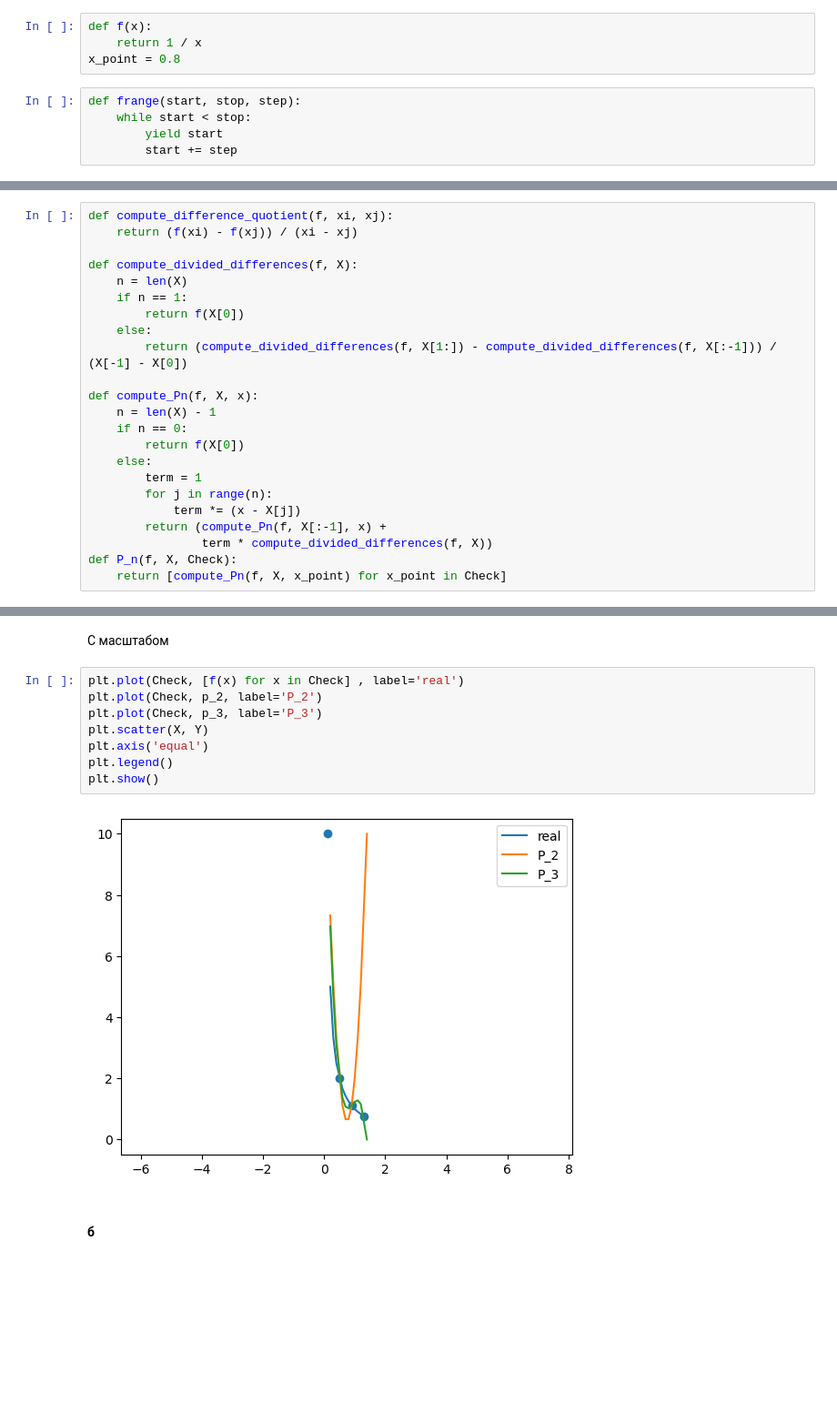
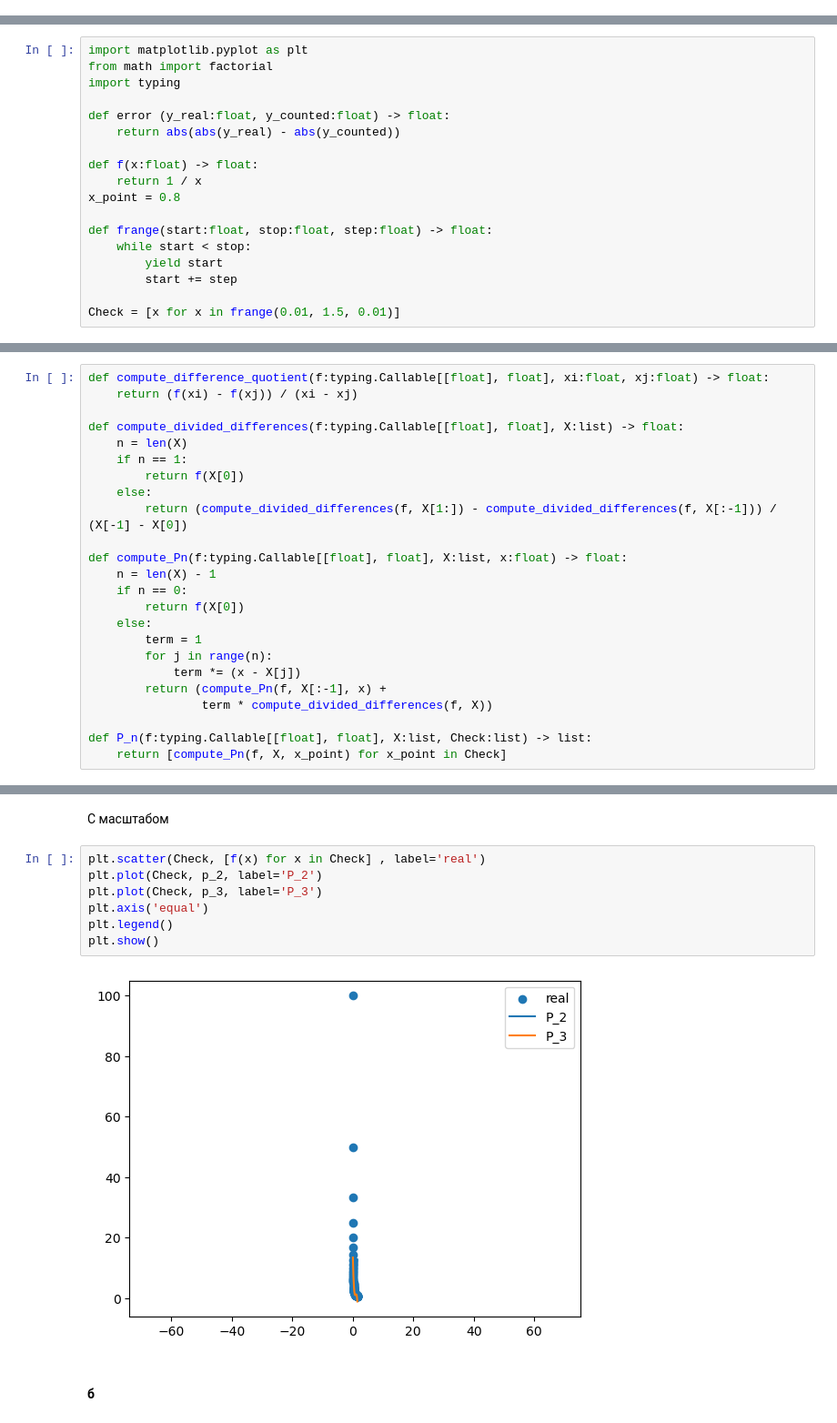
Before and after one commit to JRTitor/Numer, a Jupyter notebook: lab3/lab3_1.ipynb, the cells around one changed output, grey strips where cells are left out. Shown: that part at 91% size. Drawn from its saved outputs; the diff is of its cells as text; blank space fills up the shorter version.

```diff
--- a/lab3/lab3_1.ipynb
+++ b/lab3/lab3_1.ipynb
@@ -18,9 +11,0 @@ def error (y_real, y_counted):
-# %%
-def f(x):
-    return 1 / x
-x_point = 0.8
-# %%
-def frange(start, stop, step):
-    while start < stop:
-        yield start
-        start += step
@@ -33,2 +12,20 @@ $  P_n (x_i) = f_i $
+# %%
+import matplotlib.pyplot as plt
+from math import factorial
+import typing
+
+def error (y_real:float, y_counted:float) -> float:
+    return abs(abs(y_real) - abs(y_counted))
+
+def f(x:float) -> float:
+    return 1 / x
+x_point = 0.8
+
+def frange(start:float, stop:float, step:float) -> float:
+    while start < stop:
+        yield start
+        start += step
+
+Check = [x for x in frange(0.01, 1.5, 0.01)]
 # %% [markdown]
 ### Лангранж
@@ -191,17 +193,17 @@ plt.show()
 # %% [markdown]
 ### Ньютон
 # %%
-def compute_difference_quotient(f, xi, xj):
+def compute_difference_quotient(f:typing.Callable[[float], float], xi:float, xj:float) -> float:
     return (f(xi) - f(xj)) / (xi - xj)
 
-def compute_divided_differences(f, X):
+def compute_divided_differences(f:typing.Callable[[float], float], X:list) -> float:
     n = len(X)
     if n == 1:
         return f(X[0])
     else:
         return (compute_divided_differences(f, X[1:]) - compute_divided_differences(f, X[:-1])) / (X[-1] - X[0])
 
-def compute_Pn(f, X, x):
+def compute_Pn(f:typing.Callable[[float], float], X:list, x:float) -> float:
     n = len(X) - 1
     if n == 0:
         return f(X[0])
@@ -211,7 +213,8 @@ def compute_Pn(f, X, x):
             term *= (x - X[j])
         return (compute_Pn(f, X[:-1], x) +
                 term * compute_divided_differences(f, X))
-def P_n(f, X, Check):
+
+def P_n(f:typing.Callable[[float], float], X:list, Check:list) -> list:
     return [compute_Pn(f, X, x_point) for x_point in Check]
 # %% [markdown]
 #### a
@@ -269,15 +272,14 @@ plt.show()
 # %% [markdown]
 С масштабом
 # %%
-plt.plot(Check, [f(x) for x in Check] , label='real')
+plt.scatter(Check, [f(x) for x in Check] , label='real')
 plt.plot(Check, p_2, label='P_2')
 plt.plot(Check, p_3, label='P_3')
-plt.scatter(X, Y)
 plt.axis('equal')
 plt.legend()
 plt.show()
 # %% [output]
-[figure, old version]
+[figure, new version]
 # %% [markdown]
 #### б
 # %%
```
Also changed, not shown: parts of 25 cells of this notebook, 6 other files.
